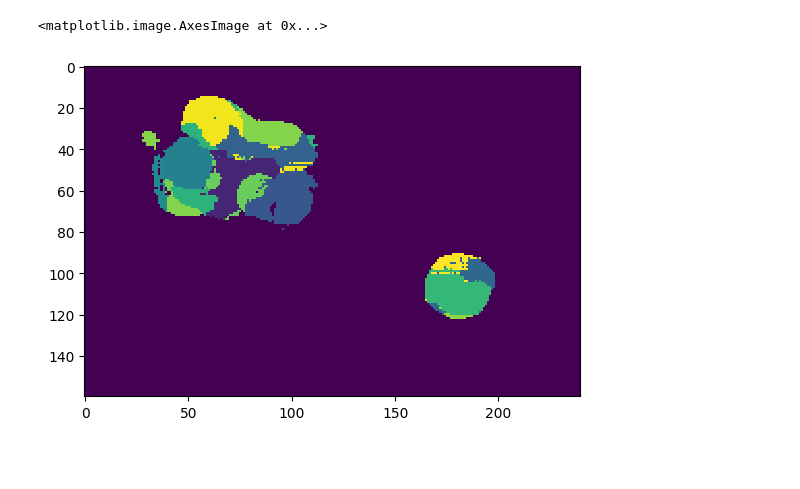
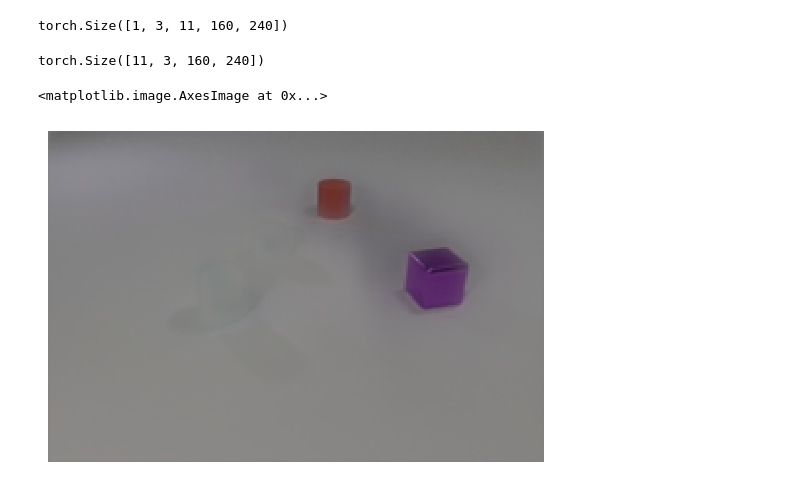
Before and after one commit to dqian3/dlfl2023-final, a Jupyter notebook: notebooks_dan/validate.ipynb, the cells around one changed output. Saved outputs shown, nothing was run; the diff lists cells and outputs as text; code cells hidden in the pictures; blank space fills up the shorter version.

```diff
--- a/notebooks_dan/validate.ipynb
+++ b/notebooks_dan/validate.ipynb
@@ -41,0 +33,6 @@ print(np.unique(label[10]))
+# %%
+index = 600
+
+frames, label = dataset[index]
+
+plot_video(frames, normalized=True)
@@ -42,19 +48,29 @@ print(np.unique(label[10]))
 # %%
-model = torch.load("../simvp_mask.pth", map_location=torch.device('cpu'))
+model = torch.load("../simvp.pth", map_location=torch.device('cpu'))
 # %%
-import random
 
 model.eval()
 with torch.no_grad():
-    x, label = dataset[random.randint(0, 1000)]
-    x = x[:11].unsqueeze(0)
-    # Transpose, since video resnet expects channels as first dim
+    # For end to end models
+    # x = frames[:11].unsqueeze(0)#.transpose(1, 2)
+    # output = model(x).transpose(1,2)
+
+    x = frames[:11].unsqueeze(0)#.transpose(1, 2)
     output = model(x).transpose(1,2)
+# %%
+print(output.shape)
+output = output.squeeze()
+pred_frames = unnormalize(output.transpose(0, 1))
+pred_frames.shape
+# %% [output]
+torch.Size([1, 3, 11, 160, 240])
+torch.Size([11, 3, 160, 240])
 # %%
-target = torch.tensor(label[11:]).unsqueeze(0)
-
-mask = torch.argmax(output, dim=1).squeeze()
-plt.imshow(mask[10], interpolation="none")
+frame_index = 10
+# mask = torch.argmax(output, dim=1).squeeze()
+plt.axis("off")
+# plt.imshow(mask[frame_index], interpolation="none")
+plt.imshow(pred_frames[frame_index].movedim(0, -1), interpolation="none")
 # %% [output]
 <matplotlib.image.AxesImage at 0x...>
-[figure, old version]
+[figure, new version]
```
Also changed, not shown: parts of 15 cells of this notebook, 4 other files.
